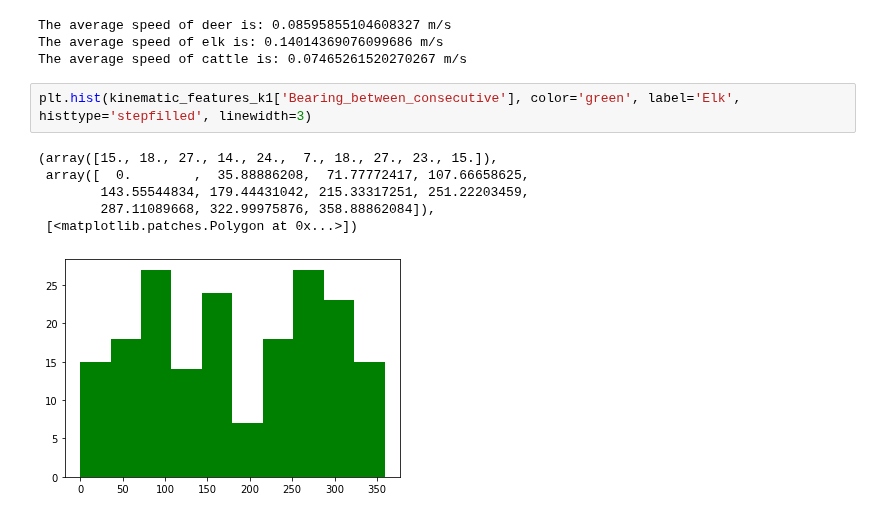
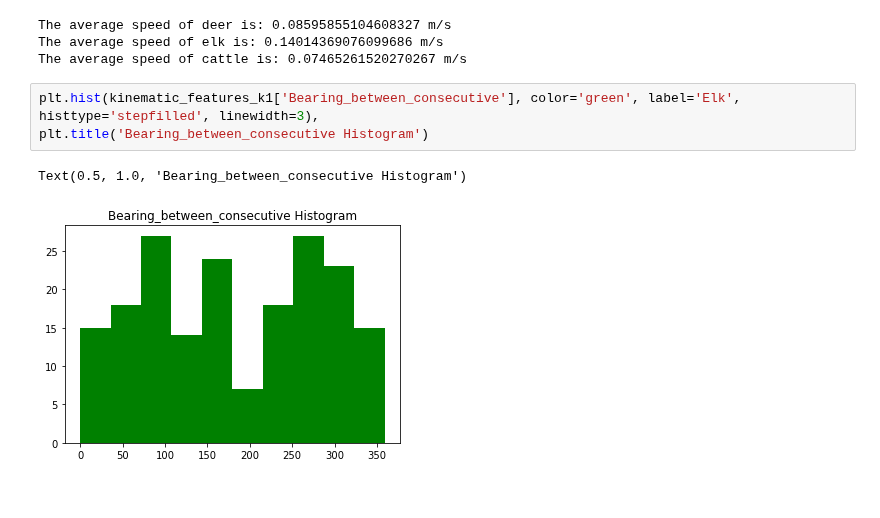
Before and after one commit to YakshHaranwala/PTRAIL, a Jupyter notebook: examples/experiments.ipynb, the cells around one changed output. Saved outputs shown, nothing was run; the diff lists cells and outputs as text.

```diff
--- a/examples/experiments.ipynb
+++ b/examples/experiments.ipynb
@@ -145,11 +145,8 @@ The average speed of deer is: 0.08595855104608327 m/s
 The average speed of elk is: 0.14014369076099686 m/s
 The average speed of cattle is: 0.07465261520270267 m/s
 # %%
-plt.hist(kinematic_features_k1['Bearing_between_consecutive'], color='green', label='Elk', histtype='stepfilled', linewidth=3)
+plt.hist(kinematic_features_k1['Bearing_between_consecutive'], color='green', label='Elk', histtype='stepfilled', linewidth=3),
+plt.title('Bearing_between_consecutive Histogram')
 # %% [output]
-(array([15., 18., 27., 14., 24.,  7., 18., 27., 23., 15.]),
- array([  0.        ,  35.88886208,  71.77772417, 107.66658625,
-        143.55544834, 179.44431042, 215.33317251, 251.22203459,
-        287.11089668, 322.99975876, 358.88862084]),
- [<matplotlib.patches.Polygon at 0x...>])
+Text(0.5, 1.0, 'Bearing_between_consecutive Histogram')
-[figure, old version]
+[figure, new version]
```
